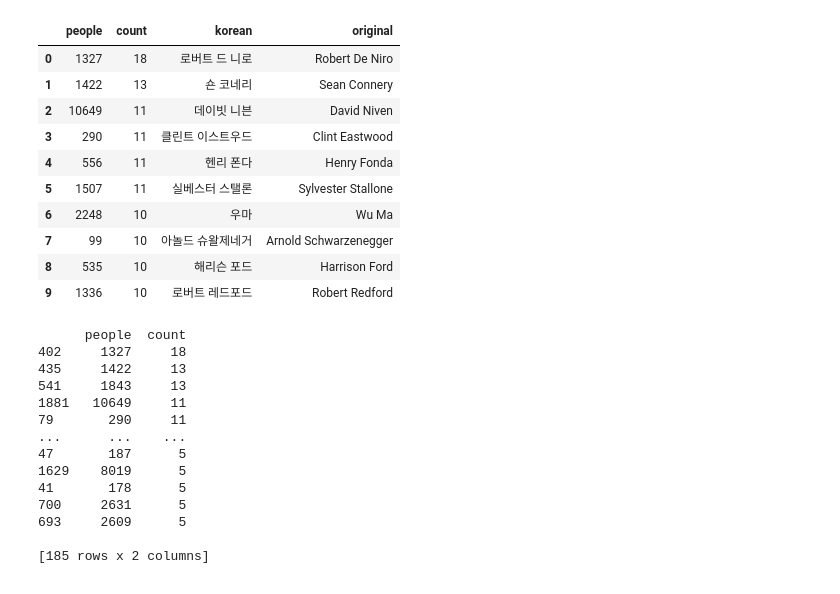
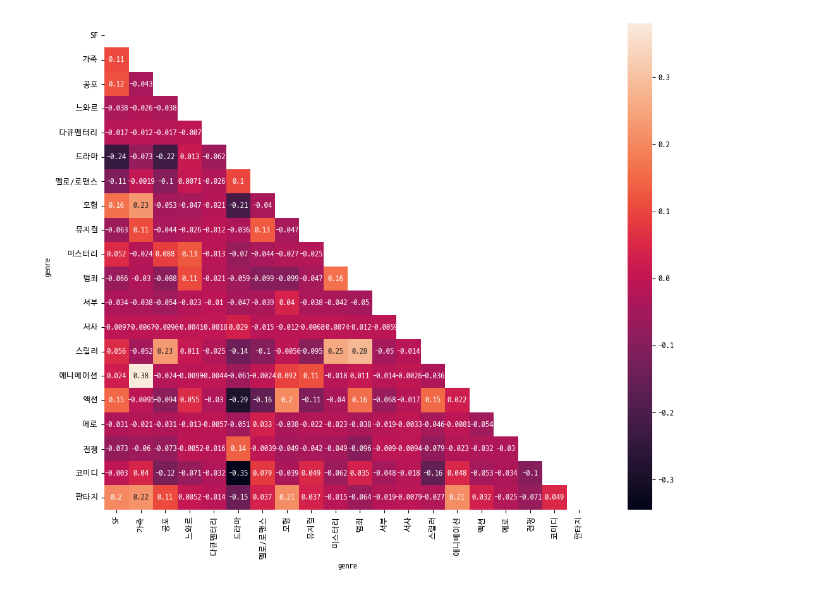
Before and after one commit to sayoonnn/codyssey, a Jupyter notebook: step01/p02/07/movie.ipynb, the cells around one changed output. Drawn from its saved outputs; the diff is of its cells as text; code cells hidden in the pictures.

```diff
--- a/step01/p02/07/movie.ipynb
+++ b/step01/p02/07/movie.ipynb
@@ -96,55 +12,13 @@ tmp.head(10)
-# %%
-df_castings = pd.read_csv(KMRD_DATASET_PATH + 'castings.csv').dropna()
-df_people = pd.read_csv(KMRD_DATASET_PATH + 'peoples.txt', sep='\t').dropna()
-
-df_leading = df_castings[df_castings['leading'] == 1]
-
-tmp = df_castings.groupby('people').size().reset_index(name='count').sort_values('count', ascending=False)
-tmp = pd.merge(tmp, df_people, on='people')
-
-tmp.head(10)
-# %% [output]
-|  | people | count | korean | original |
-| 0 | 1327 | 18 | 로버트 드 니로 | Robert De Niro |
-| 1 | 1422 | 13 | 숀 코네리 | Sean Connery |
-| 2 | 10649 | 11 | 데이빗 니븐 | David Niven |
-| 3 | 290 | 11 | 클린트 이스트우드 | Clint Eastwood |
-| 4 | 556 | 11 | 헨리 폰다 | Henry Fonda |
-| 5 | 1507 | 11 | 실베스터 스탤론 | Sylvester Stallone |
-| 6 | 2248 | 10 | 우마 | Wu Ma |
-| 7 | 99 | 10 | 아놀드 슈왈제네거 | Arnold Schwarzenegger |
-| 8 | 535 | 10 | 해리슨 포드 | Harrison Ford |
-| 9 | 1336 | 10 | 로버트 레드포드 | Robert Redford |
-# %%
-df_castings = pd.read_csv(KMRD_DATASET_PATH + 'castings.csv').dropna()
-df_people = pd.read_csv(KMRD_DATASET_PATH + 'peoples.txt', sep='\t').dropna()
-df_rates = pd.read_csv(KMRD_DATASET_PATH + 'rates.csv').dropna()
-
-
-df_rates = df_rates.groupby('movie').agg(
-    rate_mean=('rate', 'mean'),
-    rate_count=('rate', 'size')
-).reset_index()
-
-df_rates = df_rates[df_rates['rate_count'] >= 10]
-
-df_leading = df_castings[df_castings['leading'] == 1]
-df_leading = df_castings.groupby('people').size().reset_index(name='count').sort_values('count', ascending=False)
-df_leading = df_leading[df_leading['count'] >= 5]
-
-print(df_leading)
-# %% [output]
-      people  count
-402     1327     18
-435     1422     13
-541     1843     13
-1881   10649     11
-79       290     11
-...      ...    ...
-47       187      5
-1629    8019      5
-41       178      5
-700     2631      5
-693     2609      5
-
-[185 rows x 2 columns]
+# %%
+df_genres = pd.read_csv(KMRD_DATASET_PATH + 'genres.csv')
+
+pivot_df = df_genres.pivot_table(index='movie', columns='genre', aggfunc='size', fill_value=0)
+correlation = pivot_df.corr()
+
+mask = np.triu(np.ones_like(correlation, dtype=bool))
+
+plt.figure(figsize=(15, 10))
+sns.heatmap(correlation, mask=mask, annot=True, square=True)
+plt.show()
+# %% [output]
+[figure, added]
```
Also changed, not shown: parts of 5 cells of this notebook, 1 other file.
